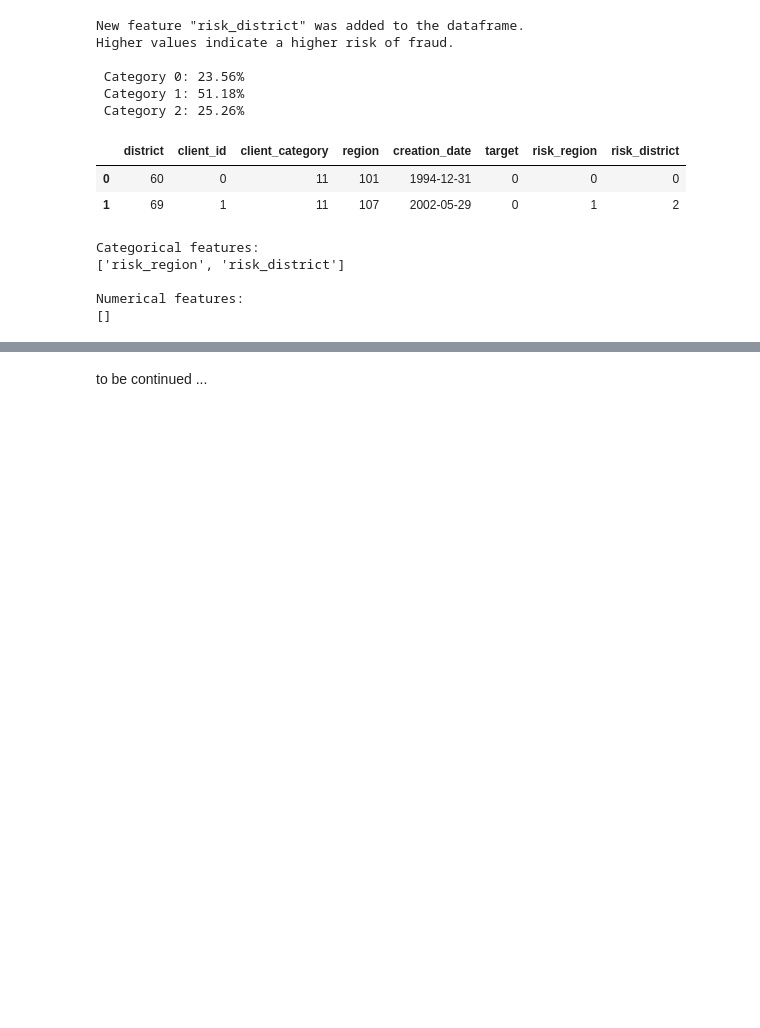
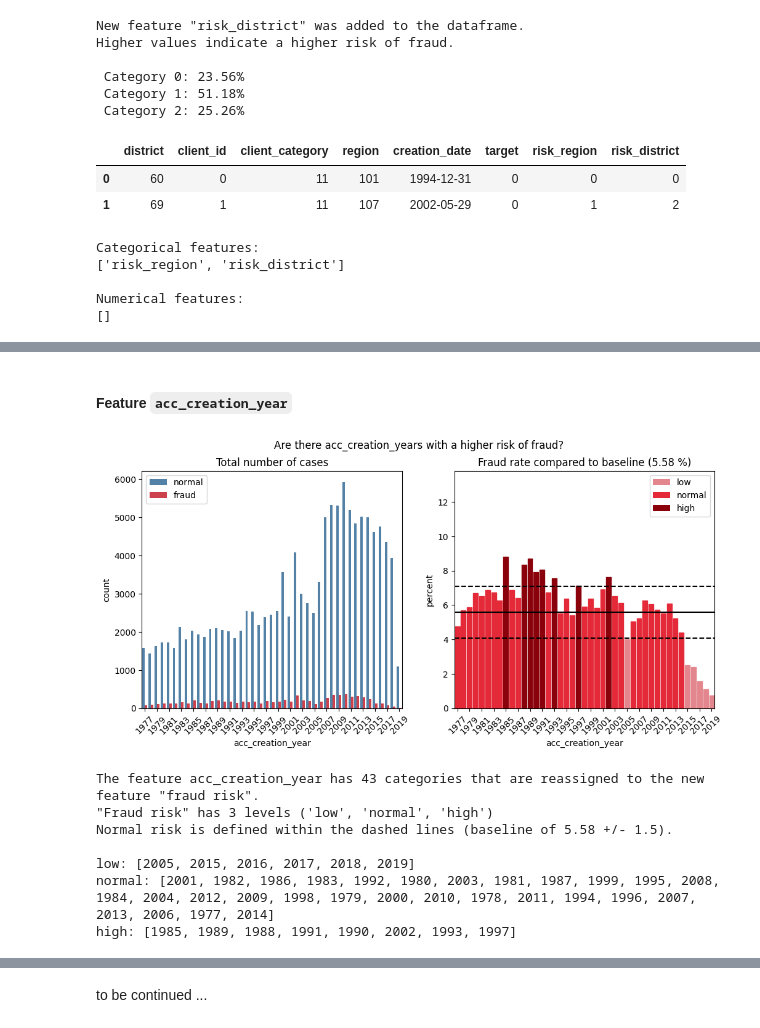
Before and after one commit to A-Lachs/ds_fraud_detection, a Jupyter notebook: EDA/EDA_notebook.ipynb, the cells around one changed output, grey strips where cells are left out. Cells and saved outputs as stored; diff of their text form; code cells hidden in the pictures; blank space fills up the shorter version.

```diff
--- a/EDA/EDA_notebook.ipynb
+++ b/EDA/EDA_notebook.ipynb
@@ -429,0 +454,7 @@ Numerical features:
+# %%
+# 2. Create new feature
+df_client = create_fraud_risk_feature(df_client,
+                                      feature_in='client_category',
+                                      new_categories=risk_categories_client_cat,
+                                      verbose=True)
+df_client.head(2)
@@ -429,0 +489,12 @@ Numerical features:
+# %%
+if 'creation_date' in df_client.columns.to_list():
+
+     # create new columns for account creation by years, months and weekdays
+    df_client['acc_creation_year'] = df_client.creation_date.dt.year
+    df_client['acc_creation_month'] = df_client.creation_date.dt.month
+    df_client['acc_creation_weekday'] = df_client.creation_date.dt.dayofweek
+
+    # drop initial column
+    df_client.drop('creation_date', axis=1, inplace=True)
+
+df_client.head(2)
@@ -429,0 +521,18 @@ Numerical features:
+# %% [markdown]
+#### Feature `acc_creation_year`
+# %%
+# 1. Plotting
+grouped_df_acc_creation_year, risk_categories_acc_creation_year  = subplopts_fraud_per_category(df_client,
+                                                                                                feature='acc_creation_year',
+                                                                                                fraud_baseline=FRAUD_BASELINE,
+                                                                                                fraud_range=FRAUD_RANGE,
+                                                                                                verbose=True)
+# %% [output]
+[figure, added]
+The feature acc_creation_year has 43 categories that are reassigned to the new feature "fraud risk".
+"Fraud risk" has 3 levels ('low', 'normal', 'high')
+Normal risk is defined within the dashed lines (baseline of 5.58 +/- 1.5).
+
+low: [2005, 2015, 2016, 2017, 2018, 2019]
+normal: [2001, 1982, 1986, 1983, 1992, 1980, 2003, 1981, 1987, 1999, 1995, 2008, 1984, 2004, 2012, 2009, 1998, 1979, 2000, 2010, 1978, 2011, 1994, 1996, 2007, 2013, 2006, 1977, 2014]
+high: [1985, 1989, 1988, 1991, 1990, 2002, 1993, 1997]
```
Also changed, not shown: parts of 30 cells of this notebook, 1 other file.
